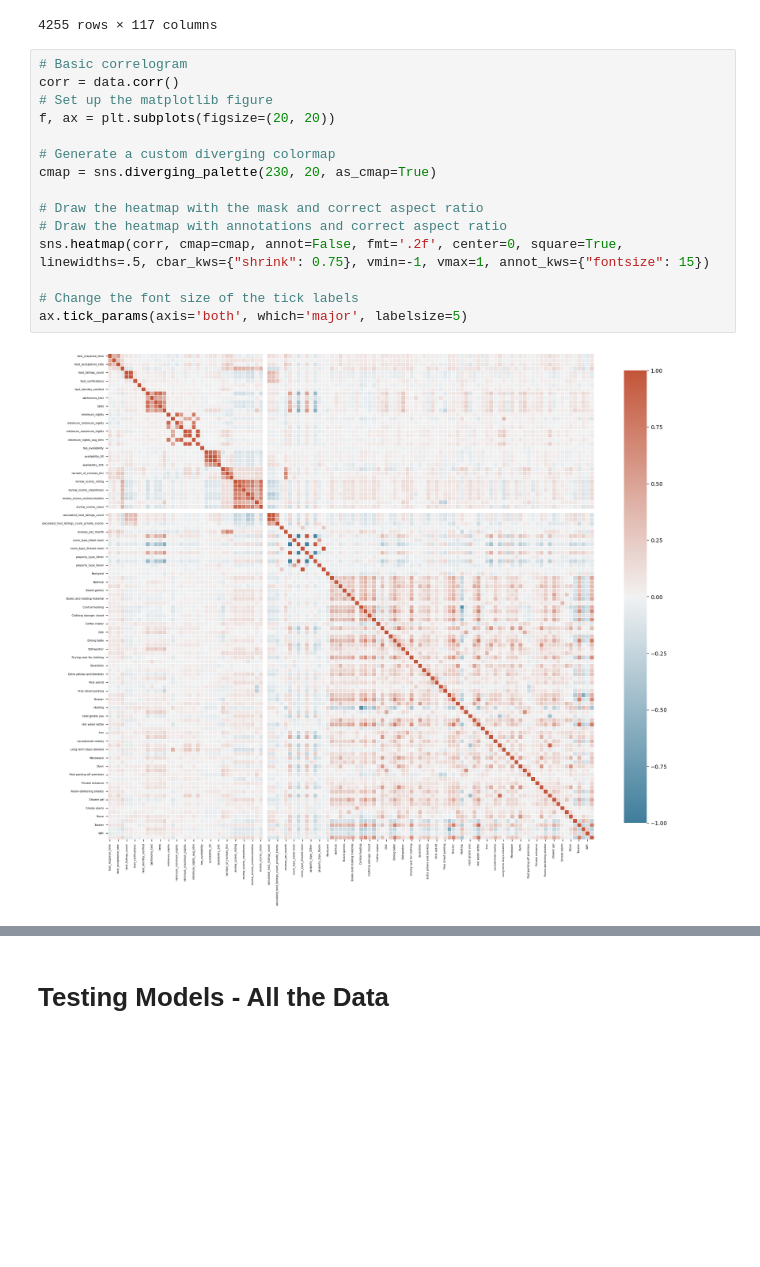
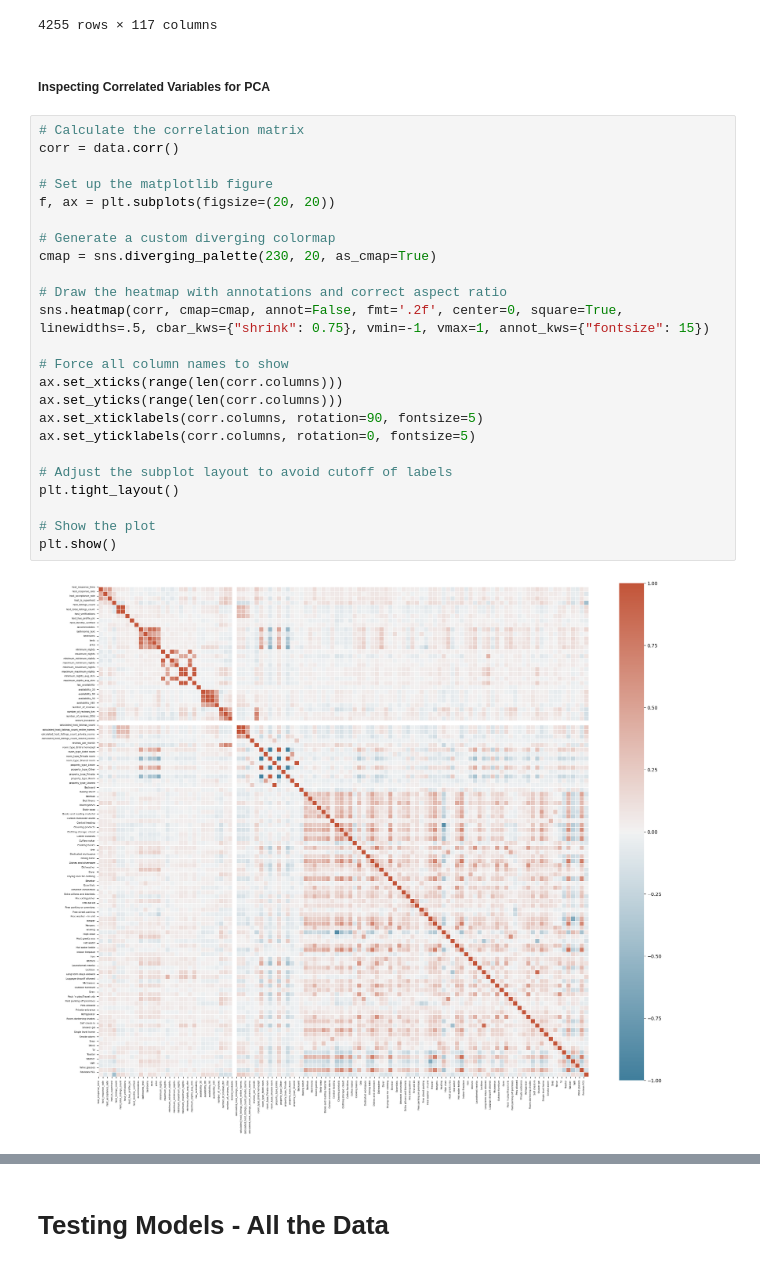
Before and after one commit to DugaldMacintyre/Airbnb-Prices-in-Edinburgh, a Jupyter notebook: models.ipynb, the cells around one changed output, grey strips where cells are left out. Drawn from its saved outputs; the diff is of its cells as text; blank space fills up the shorter version.

```diff
--- a/models.ipynb
+++ b/models.ipynb
@@ -282,20 +274,31 @@ display(data)
 | 4253 | <b>The space</b><br />Dario is a ... | 3 | 1.0 | 1.00 | 0 | ... |
 | 4254 | On the doorstep of Arthur's Seat ... | 4 | 1.0 | 0.97 | 0 | ... |
 4255 rows × 117 columns
+# %% [markdown]
+<h5>Inspecting Correlated Variables for PCA</h5>
 # %%
-# Basic correlogram
+# Calculate the correlation matrix
 corr = data.corr()
+
 # Set up the matplotlib figure
 f, ax = plt.subplots(figsize=(20, 20))
 
 # Generate a custom diverging colormap
 cmap = sns.diverging_palette(230, 20, as_cmap=True)
 
-# Draw the heatmap with the mask and correct aspect ratio
 # Draw the heatmap with annotations and correct aspect ratio
 sns.heatmap(corr, cmap=cmap, annot=False, fmt='.2f', center=0, square=True, linewidths=.5, cbar_kws={"shrink": 0.75}, vmin=-1, vmax=1, annot_kws={"fontsize": 15})
 
-# Change the font size of the tick labels
-ax.tick_params(axis='both', which='major', labelsize=5)
+# Force all column names to show
+ax.set_xticks(range(len(corr.columns)))
+ax.set_yticks(range(len(corr.columns)))
+ax.set_xticklabels(corr.columns, rotation=90, fontsize=5)
+ax.set_yticklabels(corr.columns, rotation=0, fontsize=5)
+
+# Adjust the subplot layout to avoid cutoff of labels
+plt.tight_layout()
+
+# Show the plot
+plt.show()
 # %% [output]
-[figure, old version]
+[figure, new version]
```
Also changed, not shown: parts of 14 cells of this notebook.
